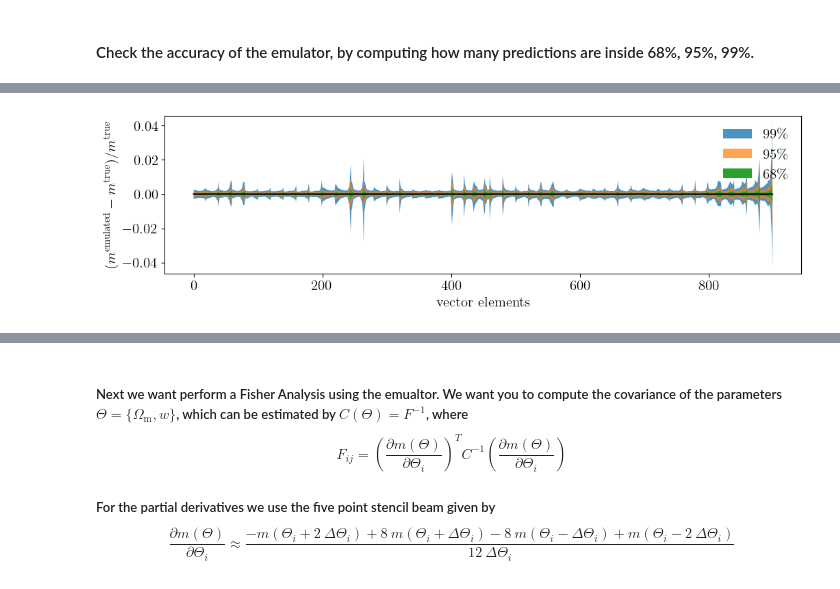
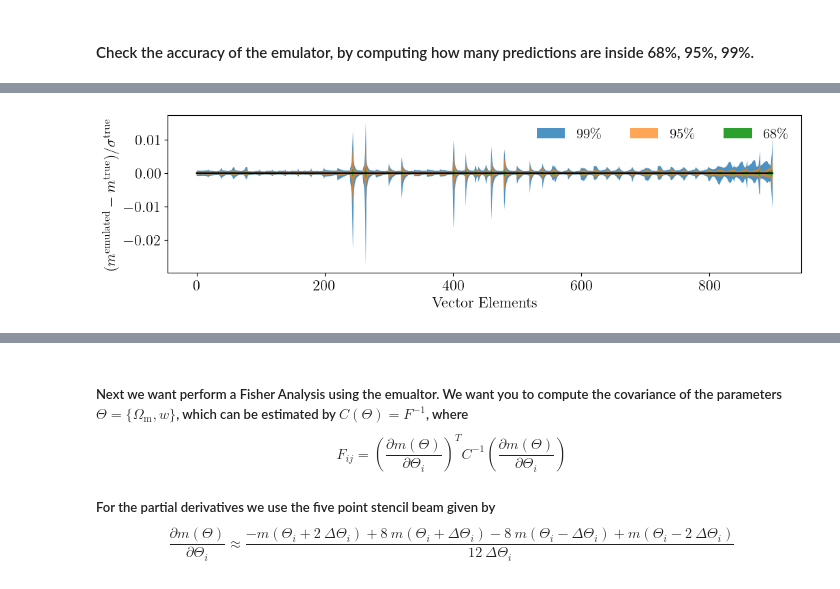
Before and after one commit to Rashaad-Reid/UWAstroStats, a Jupyter notebook: projects/2ptstat-analysis/assignments/assignment2.ipynb, the cells around one changed output, grey strips where cells are left out. Drawn from its saved outputs; the diff is of its cells as text; code cells hidden in the pictures.

```diff
--- a/projects/2ptstat-analysis/assignments/assignment2.ipynb
+++ b/projects/2ptstat-analysis/assignments/assignment2.ipynb
@@ -55,32 +78,31 @@ print(np.shape(test_features)) #TEST
 # %%
-#These premodifications are not necessary but might improve the accuracy
-#Here you can try to modify the training features in advance
-features_modified = train_features
-#features_modified=train_features/np.std(train_features,axis=0)
+# Here we normalize the training set to improve the accuracy of the emulator
 train_min = np.min(train_features,axis=0)
 features_modified = train_features - train_min
 train_max = np.max(features_modified,axis=0)
 features_modified = features_modified / train_max
 
+# Initialize the neural network
 cp_nn = cosmopower_NN(parameters=list(parameters.keys()),
                     modes=np.linspace(-1,1,train_features.shape[1]),
-                    n_hidden = [100,150,200,250], # This you should modify. In this exmaple we use three layers with 4, 5 and 6 nodes. Is this enough?
+                    n_hidden = [512,512,512,512], # This you should modify. In this exmaple we use three layers with 4, 5 and 6 nodes. Is this enough?
                     verbose=True, # useful to understand the different steps in initialisation and training
                     )
 
 device = 'cpu'
 
+# Train the emulator on the data set
 with tf.device(device):
     # train
     cp_nn.train(training_parameters=train_params,
                 training_features=features_modified,
                 filename_saved_model='data_4_assignment2/emulator_test', # the name of the emulator and where to save it
                 # cooling schedule
-                validation_split=0.1, # The precentage from train sample that is used for the validation
-                learning_rates=[1e-1, 1e-2, 1e-3, 1e-5, 1e-6], # the different leanring rates. This need to be adjusted
-                batch_sizes=[700, 700, 700, 700], # the number for models that are used to adjust the NN parameters
-                gradient_accumulation_steps = [1, 1, 1, 1], # huh
-                patience_values = [100, 100, 100, 100], # Number of epoch to wait before decreasing the learning rate if the loss does not improve anymore
-                max_epochs = [1000, 1000, 1000, 1000] # Maxmimal number of epoch before decreasing the learning rate
+                validation_split=0.1, # the precentage from train sample that is used for the validation
+                learning_rates=[1e-2, 1e-3, 1e-4, 1e-5, 1e-6], # the different learning rates
+                batch_sizes=[350, 350, 350, 350, 350], # the number for models that are used to adjust the NN parameters
+                gradient_accumulation_steps = [1, 1, 1, 1, 1], # batches for gradient accumulations
+                patience_values = [100, 100, 100, 100, 100], # number of epoch to wait before decreasing the learning rate if the loss does not improve anymore
+                max_epochs = [1000, 1000, 1000, 1000, 1000] # maxmimal number of epoch before decreasing the learning rate
                 )
 # %% [output]
@@ -159,23 +212,26 @@ plt.show()
 # %%
+# Measure the relative difference between test sample and the emualted models
+# over the standard deviation in the test sets
 diff=(emulated_features - test_features) / np.std(test_features,axis=0)
 
-mean_diff = np.mean(diff,0)
+# Calculate the difference between test sample and the emualted models
+# over the standard deviation in the test sets, along with the 68%, 95% and 99% contours
+mean_diff = np.median(diff,axis=0)
 percentiles3 = np.percentile(diff,[16,84],axis=0)
 percentiles2 = np.percentile(diff,[2.5,97.5],axis=0)
 percentiles1 = np.percentile(diff,[0.5,99.5],axis=0)
 bins=range(diff.shape[1])
 
+# Plot the difference between test sample and the emualted models
+# over the standard deviation in the test sets, along with the 68%, 95% and 99% contours
 plt.figure(figsize=(12, 3),dpi=100)
 plt.fill_between(bins,percentiles1[0],percentiles1[1], label = '$99\%$', alpha=0.8)
 plt.fill_between(bins,percentiles2[0],percentiles2[1], label = '$95\%$', alpha = 0.7)
 plt.fill_between(bins,percentiles3[0],percentiles3[1], label = '$68\%$', alpha = 1)
 plt.plot(bins,mean_diff,'-',color='black')
-plt.xticks(fontsize=15)
-plt.yticks(fontsize=15)
-plt.legend(frameon=False, fontsize=15, loc='upper right')
-plt.ylabel(r'$( m^{\mathrm{emulated}} - m^{\mathrm{true}})/  m^{\mathrm{true}}$', fontsize=15)
-plt.xlabel(r'vector elements',  fontsize=15)
-#plt.ylim(-30,30)
+plt.legend(frameon=False, fontsize=15, ncol=3, loc='upper right')
+plt.ylabel(r'$( m^{\mathrm{emulated}} - m^{\mathrm{true}})/  \sigma^{\mathrm{true}}$')
+plt.xlabel(r'Vector Elements')
 plt.show()
 # %% [output]
-[figure, old version]
+[figure, new version]
```
Also changed, not shown: parts of 35 cells of this notebook, 7 other files.
